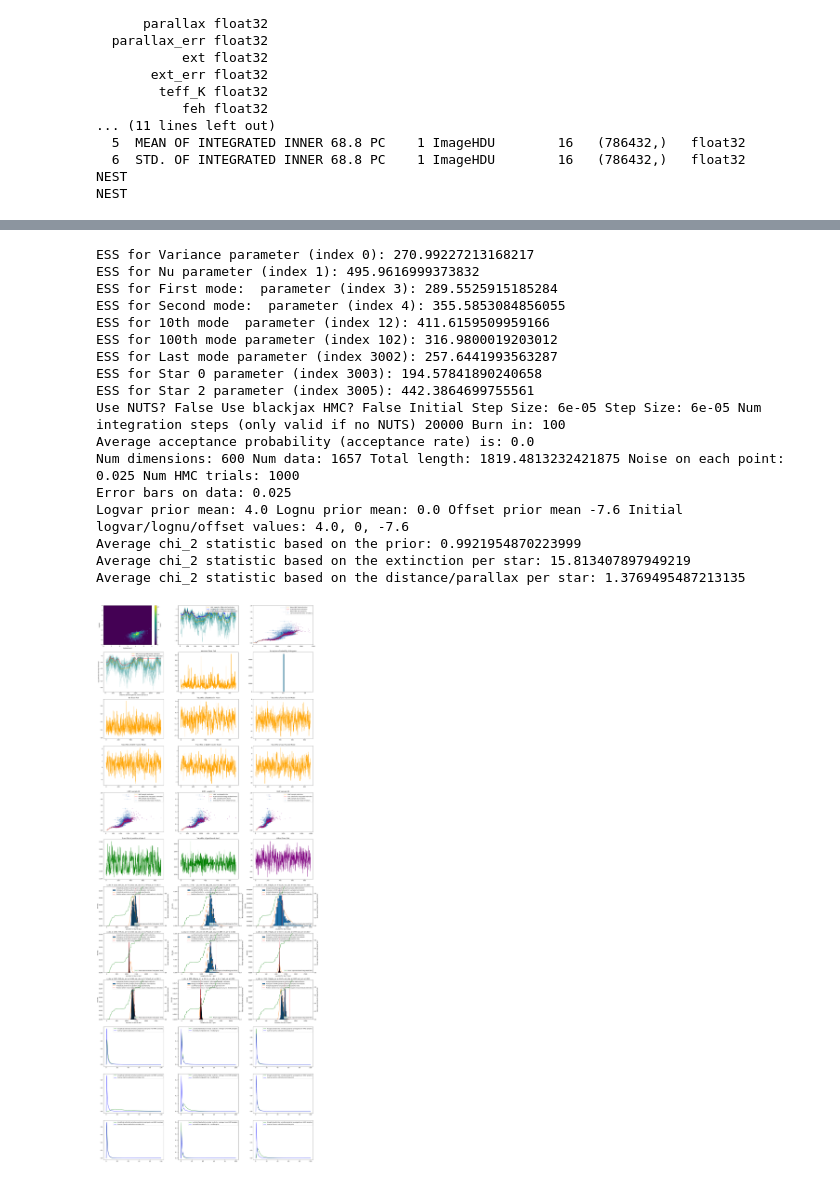
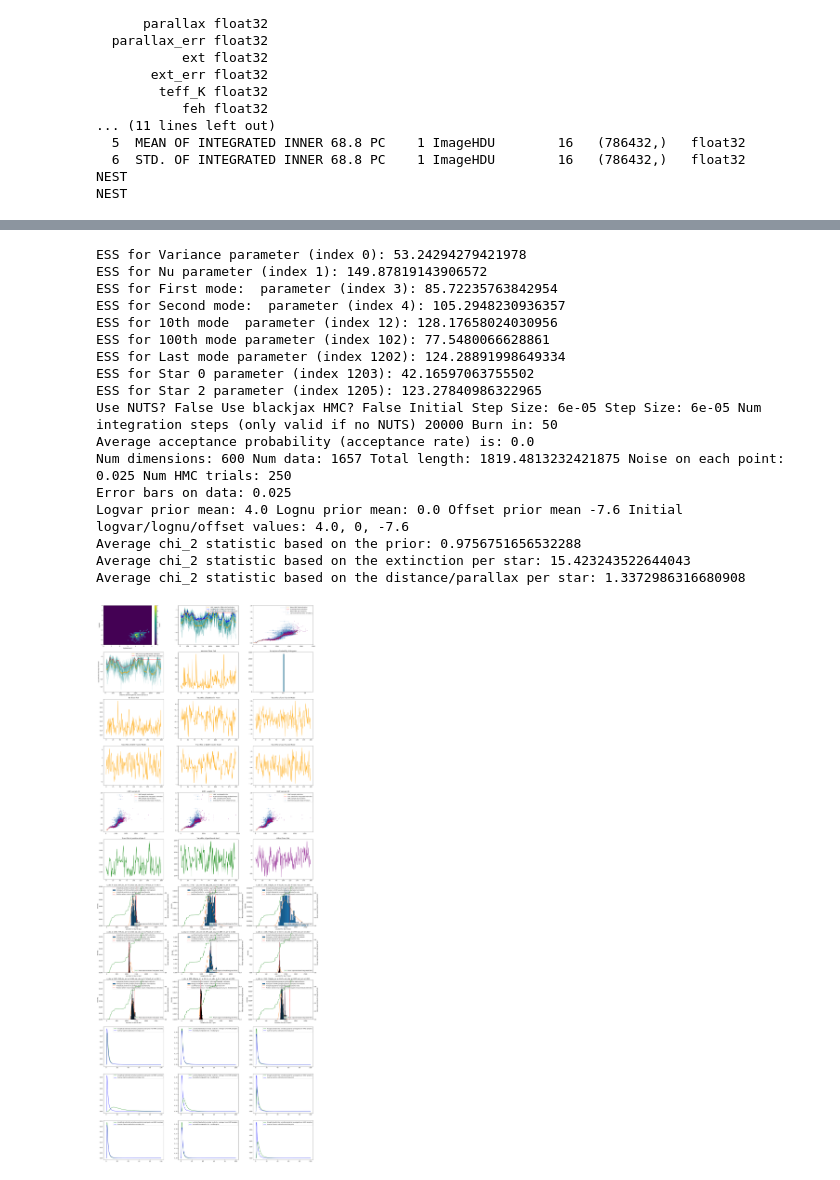
Before and after one commit to dtfrake/hmc-dust, a Jupyter notebook: Gaia XP/plotting_data_1D_standard.ipynb, the cells around one changed output, grey strips where cells are left out. Drawn from its saved outputs; the diff is of its cells as text; code cells hidden in the pictures.

```diff
--- a/Gaia XP/plotting_data_1D_standard.ipynb
+++ b/Gaia XP/plotting_data_1D_standard.ipynb
@@ -27,9 +27,14 @@ from hmc_dust import DATA, GAIA
 
 from pathlib import Path
 
-data_file = Path('../Output Files/overall_data_Gaia_XP_fitting_actual_data_final_run.npy')
+data_file = Path('../runs/overall_data_Gaia_XP_fitting_actual_data_M4_V64_38930628.npy')
 tag = data_file.stem.removeprefix('overall_data_')
 # -> 'Gaia_XP_fitting_actual_data_final_run'
+
+
+INV_GAMMA_MEAN = 4
+INV_GAMMA_VAR  = 64
+
 
 overall_data_arr = jnp.asarray(np.load(data_file))
 accept_prob_arr = jnp.zeros(overall_data_arr[0].size)
@@ -124,10 +129,10 @@ linspace = jnp.linspace(0.1, 20000, 500)
 x_err_basic = jax.vmap(get_x_err_basic, in_axes=(None, 0))(0.1, 1000/linspace)
 x_err_advanced = jax.vmap(get_x_err_advanced, in_axes=(None, 0))(0.1, 1000/linspace)
 
-num_overall_steps = 1000
-burn_in = 100
+num_overall_steps = 250
+burn_in = 50
 num_dimensions = 600
-num_fourier_dimensions = 3000
+num_fourier_dimensions = 1200
 left_distance_padding = 40
 right_distance_padding = 600
 doing_burn_in = True
@@ -136,8 +141,8 @@ use_blackjax_hmc = False
 window_adapt_square_mass_matrix = False
 
 
-inv_gamma_variance_prior_alpha = 1.5
-inv_gamma_variance_prior_beta = 2
+inv_gamma_variance_prior_alpha = INV_GAMMA_MEAN**2/INV_GAMMA_VAR + 2
+inv_gamma_variance_prior_beta = INV_GAMMA_MEAN**3/INV_GAMMA_VAR + INV_GAMMA_MEAN
 student_t_sigma = jnp.sqrt(inv_gamma_variance_prior_beta/inv_gamma_variance_prior_alpha)
 student_t_nu = 2*inv_gamma_variance_prior_alpha
 
@@ -490,8 +495,8 @@ axes[0][0].set_xlabel("log(Variance)")
 axes[0][0].set_ylabel("log(Nu)")
 
 for i in range (0, 10):
-    axes[0][2].plot(dust_x_linspace, overall_extinction_arr_exp[50*i, :], color = "teal", alpha = 0.3)
-    axes[0][1].plot(dust_x_linspace, overall_extinction_arr_raw[50*i, :], color = "teal", alpha = 0.3)
+    axes[0][2].plot(dust_x_linspace, overall_extinction_arr_exp[20*i, :], color = "teal", alpha = 0.3)
+    axes[0][1].plot(dust_x_linspace, overall_extinction_arr_raw[20*i, :], color = "teal", alpha = 0.3)
 
 
 axes[0][1].plot(dust_x_linspace, mean_extinction_raw, color = "orange", alpha = 1, label = "HMC mean log differential extinction")
@@ -512,7 +517,7 @@ axes[1][0].set_ylabel("Log extinction density (inferred)")
 axes[1][0].set_xlabel("Distance towards galactic center (parsecs)")
 axes[1][0].plot(dust_x_linspace, mean_extinction_raw, color = "orange", alpha = 1, zorder = 10, label = "HMC mean log differential extinction")
 
-indices_plot_10 = np.array([30*i for i in range(10)])
+indices_plot_10 = np.array([20*i for i in range(10)])
 for k, i in enumerate(range(indices_plot_10.size)):
     axes[1][0].plot(dust_x_linspace, overall_extinction_arr_raw[indices_plot_10[i], :], color = "teal", alpha=0.2,)
 
@@ -622,45 +627,45 @@ fig.savefig(f'{tag}_plots_analysis.png', dpi=100)
 
 posterior_samples = overall_data_arr[np.newaxis, :, :]  # add chain axis -> (1, num_samples, 50)
 idata = az.from_dict({"posterior": {"theta": posterior_samples}})
 ess_param_index = 30
 az.plot_autocorr(idata, var_names="theta", coords={"theta_dim_0": [ess_param_index]})
 
 
 ess_all = az.ess(idata, var_names="theta")  # a Dataset, ESS for all 50 parameters at once
 indices_of_interest = {"Variance": 0, "Nu": 1, "First mode: ": num_fitting_params, "Second mode: ": num_fitting_params + 1, "10th mode ": num_fitting_params + 9, "100th mode": num_fitting_params + 99,
                        "Last mode": num_fourier_dimensions + num_fitting_params - 1,  f"Star {star_indices[0]}": star_indices[0] + num_fitting_params + num_fourier_dimensions, f"Star {star_indices[1]}": star_indices[1] + num_fitting_params + num_fourier_dimensions}
 for label, idx in indices_of_interest.items():
     ess_val = ess_all["theta"].sel(theta_dim_0=idx).values
     print(f"ESS for {label} parameter (index {idx}): {ess_val}")
 
 
 print(f"Use NUTS? {use_NUTS} Use blackjax HMC? {use_blackjax_hmc} Initial Step Size: {initial_step_size} Step Size: {step_size} Num integration steps (only valid if no NUTS) {num_integration_steps} Burn in: {burn_in}")
 print(f"Average acceptance probability (acceptance rate) is: {jnp.average(accept_prob_arr)}")
 print(f"Num dimensions: {num_dimensions} Num data: {num_data} Total length: {max_distance - min_distance} Noise on each point: {error_bars_on_data} Num HMC trials: {num_overall_steps}")
 prior_variances = jnp.diag(cov)[3:3 + num_fourier_dimensions]
 print(f"Error bars on data: {error_bars_on_data}")
 print(f"Logvar prior mean: {logvar_prior_mean} Lognu prior mean: {lognu_prior_mean} Offset prior mean {offset_prior_mean} Initial logvar/lognu/offset values: {initial_logvar}, {initial_lognu}, {initial_offset}")
 print(f"Average chi_2 statistic based on the prior: {jnp.average(prior_variances)}")
 print(f"Average chi_2 statistic based on the extinction per star: {average_chi_2_based_on_extinction(overall_star_location_arr, y_obs, dust_x_linspace, overall_extinction_arr_exp, inv_cov_data_matrix)}")
 print(f"Average chi_2 statistic based on the distance/parallax per star: {average_chi_2_based_on_r(overall_star_location_arr, plx_obs, inv_cov_plx_matrix)}")
 
 plt.close()
 # %% [output]
-ESS for Variance parameter (index 0): 270.99227213168217
-ESS for Nu parameter (index 1): 495.9616999373832
-ESS for First mode:  parameter (index 3): 289.5525915185284
-ESS for Second mode:  parameter (index 4): 355.5853084856055
-ESS for 10th mode  parameter (index 12): 411.6159509959166
-ESS for 100th mode parameter (index 102): 316.9800019203012
-ESS for Last mode parameter (index 3002): 257.6441993563287
-ESS for Star 0 parameter (index 3003): 194.57841890240658
-ESS for Star 2 parameter (index 3005): 442.3864699755561
-Use NUTS? False Use blackjax HMC? False Initial Step Size: 6e-05 Step Size: 6e-05 Num integration steps (only valid if no NUTS) 20000 Burn in: 100
+ESS for Variance parameter (index 0): 53.24294279421978
+ESS for Nu parameter (index 1): 149.87819143906572
+ESS for First mode:  parameter (index 3): 85.72235763842954
+ESS for Second mode:  parameter (index 4): 105.2948230936357
+ESS for 10th mode  parameter (index 12): 128.17658024030956
+ESS for 100th mode parameter (index 102): 77.5480066628861
+ESS for Last mode parameter (index 1202): 124.28891998649334
+ESS for Star 0 parameter (index 1203): 42.16597063755502
+ESS for Star 2 parameter (index 1205): 123.27840986322965
+Use NUTS? False Use blackjax HMC? False Initial Step Size: 6e-05 Step Size: 6e-05 Num integration steps (only valid if no NUTS) 20000 Burn in: 50
 Average acceptance probability (acceptance rate) is: 0.0
-Num dimensions: 600 Num data: 1657 Total length: 1819.4813232421875 Noise on each point: 0.025 Num HMC trials: 1000
+Num dimensions: 600 Num data: 1657 Total length: 1819.4813232421875 Noise on each point: 0.025 Num HMC trials: 250
 Error bars on data: 0.025
 Logvar prior mean: 4.0 Lognu prior mean: 0.0 Offset prior mean -7.6 Initial logvar/lognu/offset values: 4.0, 0, -7.6
-Average chi_2 statistic based on the prior: 0.9921954870223999
-Average chi_2 statistic based on the extinction per star: 15.813407897949219
-Average chi_2 statistic based on the distance/parallax per star: 1.3769495487213135
+Average chi_2 statistic based on the prior: 0.9756751656532288
+Average chi_2 statistic based on the extinction per star: 15.423243522644043
+Average chi_2 statistic based on the distance/parallax per star: 1.3372986316680908
-[figure, old version]
+[figure, new version]
```
Also changed, not shown: parts of 1 cell of this notebook, 5 other files.
